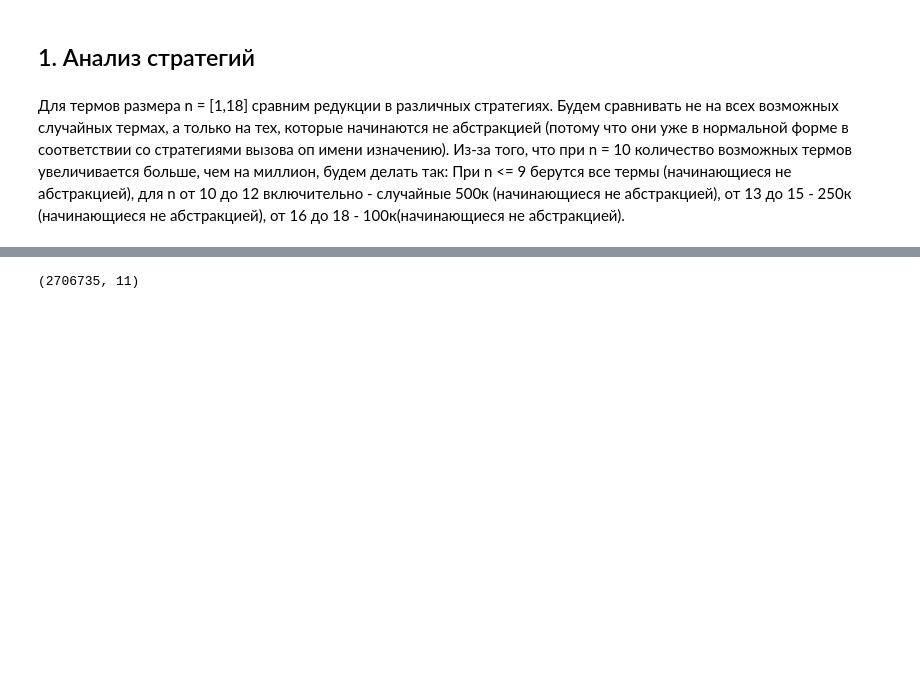
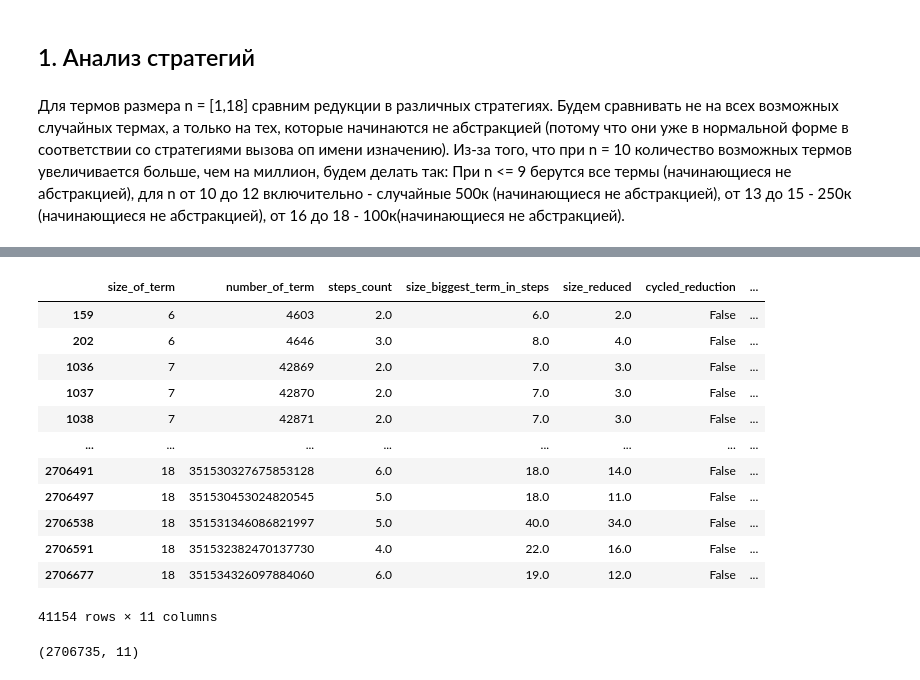
Before and after one commit to OganyanRV/Lambda-calculus-interpreter, a Jupyter notebook: experiment/experiments_visualise.ipynb, the cells around one changed output, grey strips where cells are left out. Saved outputs shown, nothing was run; the diff lists cells and outputs as text; code cells hidden in the pictures; blank space fills up the shorter version.

```diff
--- a/experiment/experiments_visualise.ipynb
+++ b/experiment/experiments_visualise.ipynb
@@ -21,3 +81,19 @@ name_df = pd.read_csv('call_by_name.csv')
+# %%
+val_df[(val_df['is_same_name'] == False) & (val_df['has_normal_form'] == True)]
+# %% [output]
+|  | size_of_term | number_of_term | steps_count | size_biggest_term_in_steps | size_reduced | cycled_reduction | ... |
+| 159 | 6 | 4603 | 2.0 | 6.0 | 2.0 | False | ... |
+| 202 | 6 | 4646 | 3.0 | 8.0 | 4.0 | False | ... |
+| 1036 | 7 | 42869 | 2.0 | 7.0 | 3.0 | False | ... |
+| 1037 | 7 | 42870 | 2.0 | 7.0 | 3.0 | False | ... |
+| 1038 | 7 | 42871 | 2.0 | 7.0 | 3.0 | False | ... |
+| ... | ... | ... | ... | ... | ... | ... | ... |
+| 2706491 | 18 | 351530327675853128 | 6.0 | 18.0 | 14.0 | False | ... |
+| 2706497 | 18 | 351530453024820545 | 5.0 | 18.0 | 11.0 | False | ... |
+| 2706538 | 18 | 351531346086821997 | 5.0 | 40.0 | 34.0 | False | ... |
+| 2706591 | 18 | 351532382470137730 | 4.0 | 22.0 | 16.0 | False | ... |
+| 2706677 | 18 | 351534326097884060 | 6.0 | 19.0 | 12.0 | False | ... |
+41154 rows × 11 columns
 # %%
 norm_df.shape
 # %% [output]
```
Also changed, not shown: parts of 9 cells of this notebook.
